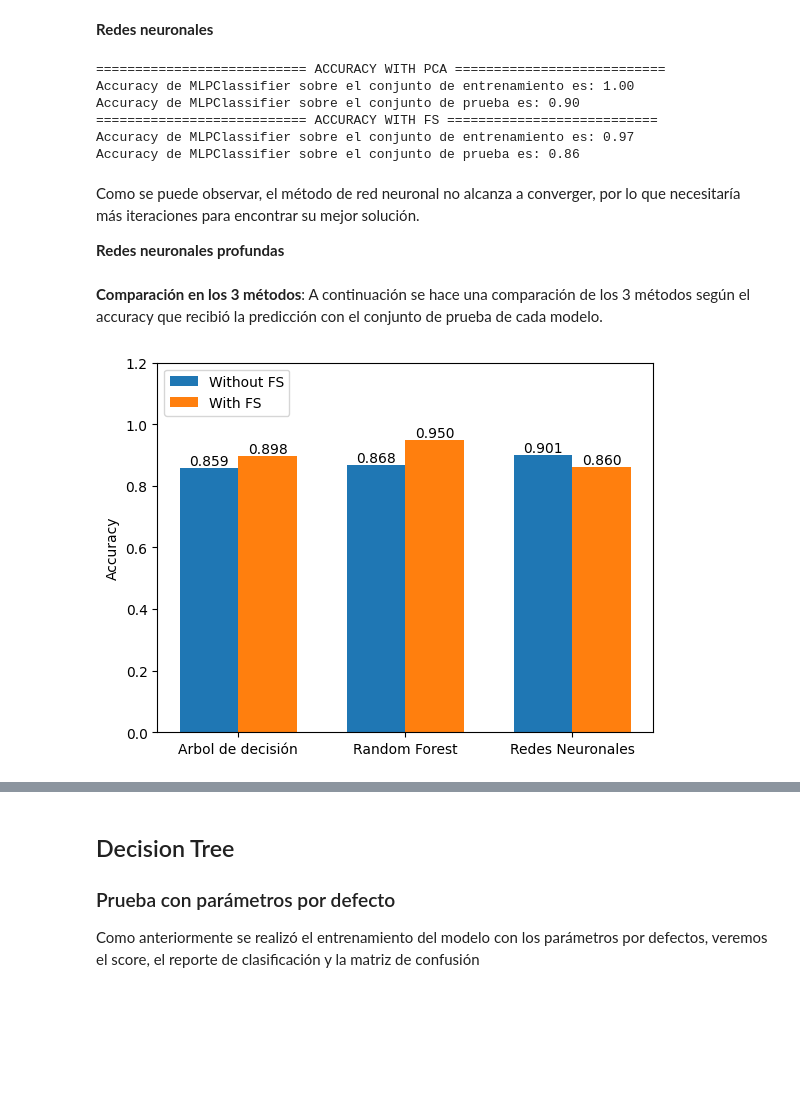
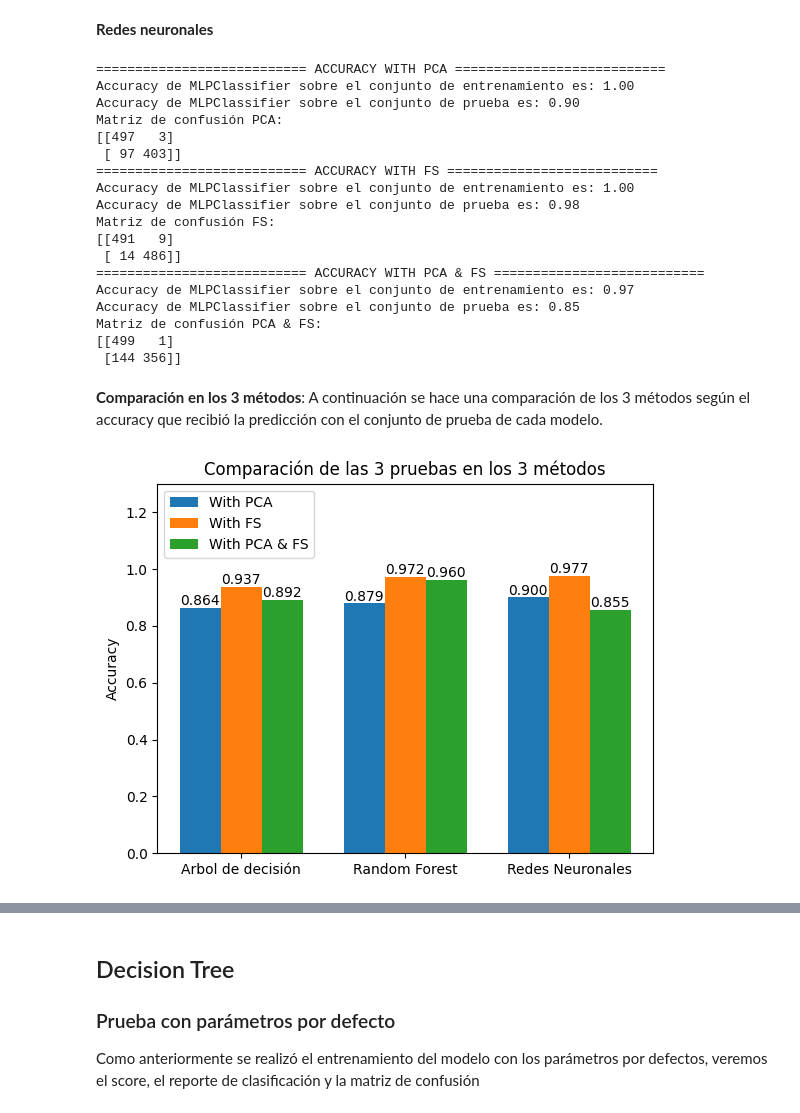
Before and after one commit to DanielJCC/Machine-Learning-3er-Seguimiento, a Jupyter notebook: Gisette_Dataset.ipynb, the cells around one changed output, grey strips where cells are left out. Drawn from its saved outputs; the diff is of its cells as text; code cells hidden in the pictures; blank space fills up the shorter version.

```diff
--- a/Gisette_Dataset.ipynb
+++ b/Gisette_Dataset.ipynb
@@ -426,60 +616,91 @@ X_validation_PCA_scaler = min_max_scaler.fit_transform(X_validation_PCA)
 
 X_train_fs_scaler = min_max_scaler.fit_transform(X_train_fs)
 X_test_fs_scaler = min_max_scaler.fit_transform(X_test_fs)
+
+X_train_PCA_fs_scaler = min_max_scaler.fit_transform(X_train_PCA_fs)
+X_test_PCA_fs_scaler = min_max_scaler.fit_transform(X_test_PCA_fs)
 # %%
 mlp_PCA = neural_network.MLPClassifier()
 mlp_fs = neural_network.MLPClassifier()
+mlp_PCA_fs = neural_network.MLPClassifier()
+
 mlp_PCA = mlp_PCA.fit(X_train_PCA_scaler,y_train)
 mlp_fs = mlp_fs.fit(X_train_fs_scaler,y_train)
+mlp_PCA_fs = mlp_PCA_fs.fit(X_train_PCA_fs_scaler,y_train)
 
+#Evaluación en el conjunto de prueba
 y_pred_PCA = mlp_PCA.predict(X_validation_PCA_scaler)
 y_pred_fs = mlp_fs.predict(X_test_fs_scaler)
+y_pred_PCA_fs = mlp_PCA_fs.predict(X_test_PCA_fs_scaler)
 print('=========================== ACCURACY WITH PCA ===========================')
 print('Accuracy de MLPClassifier sobre el conjunto de entrenamiento es: {:.2f}'.format(mlp_PCA.score(X_train_PCA_scaler, y_train)))
-print('Accuracy de MLPClassifier sobre el conjunto de prueba es: {:.2f}'.format(mlp_PCA.score(X_validation_PCA_scaler, y_validation)))
+print('Accuracy de MLPClassifier sobre el conjunto de prueba es: {:.2f}'.format(mlp_PCA.score(X_validation_PCA_scaler, y_test)))
+print("Matriz de confusión PCA:")
+print(confusion_matrix(y_test, y_pred_PCA))
 print('=========================== ACCURACY WITH FS ===========================')
 print('Accuracy de MLPClassifier sobre el conjunto de entrenamiento es: {:.2f}'.format(mlp_fs.score(X_train_fs_scaler, y_train)))
-print('Accuracy de MLPClassifier sobre el conjunto de prueba es: {:.2f}'.format(mlp_fs.score(X_test_fs_scaler, y_validation)))
+print('Accuracy de MLPClassifier sobre el conjunto de prueba es: {:.2f}'.format(mlp_fs.score(X_test_fs_scaler, y_test)))
+print("Matriz de confusión FS:")
+print(confusion_matrix(y_test, y_pred_fs))
+print('=========================== ACCURACY WITH PCA & FS ===========================')
+print('Accuracy de MLPClassifier sobre el conjunto de entrenamiento es: {:.2f}'.format(mlp_PCA_fs.score(X_train_PCA_fs_scaler, y_train)))
+print('Accuracy de MLPClassifier sobre el conjunto de prueba es: {:.2f}'.format(mlp_PCA_fs.score(X_test_PCA_fs_scaler, y_test)))
+print("Matriz de confusión PCA & FS:")
+print(confusion_matrix(y_test, y_pred_PCA_fs))
 # %% [output]
 =========================== ACCURACY WITH PCA ===========================
 Accuracy de MLPClassifier sobre el conjunto de entrenamiento es: 1.00
 Accuracy de MLPClassifier sobre el conjunto de prueba es: 0.90
+Matriz de confusión PCA:
+[[497   3]
+ [ 97 403]]
 =========================== ACCURACY WITH FS ===========================
+Accuracy de MLPClassifier sobre el conjunto de entrenamiento es: 1.00
+Accuracy de MLPClassifier sobre el conjunto de prueba es: 0.98
+Matriz de confusión FS:
+[[491   9]
+ [ 14 486]]
+=========================== ACCURACY WITH PCA & FS ===========================
 Accuracy de MLPClassifier sobre el conjunto de entrenamiento es: 0.97
-Accuracy de MLPClassifier sobre el conjunto de prueba es: 0.86
+Accuracy de MLPClassifier sobre el conjunto de prueba es: 0.85
+Matriz de confusión PCA & FS:
+[[499   1]
+ [144 356]]
-# %% [markdown]
-Como se puede observar, el método de red neuronal no alcanza a converger, por lo que necesitaría más iteraciones para encontrar su mejor solución.
-
-**Redes neuronales profundas**
 # %% [markdown]
 **Comparación en los 3 métodos**: A continuación se hace una comparación de los 3 métodos según el accuracy que recibió la predicción con el conjunto de prueba de cada modelo.
 # %%
 clf_score_PCA = clf_PCA.score(X_validation_PCA, y_validation)
 clf_score_fs = clf_fs.score(X_test_fs, y_validation)
+clf_score_PCA_fs = clf_PCA_fs.score(X_test_PCA_fs, y_validation)
 rf_score_PCA = rf_PCA.score(X_validation_PCA, y_validation)
 rf_score_fs = rf_fs.score(X_test_fs, y_validation)
+rf_score_PCA_fs = rf_PCA_fs.score(X_test_PCA_fs, y_validation)
 mlp_score_PCA = mlp_PCA.score(X_validation_PCA_scaler, y_validation)
 mlp_score_fs = mlp_fs.score(X_test_fs_scaler, y_validation)
+mlp_score_PCA_fs = mlp_PCA_fs.score(X_test_PCA_fs_scaler, y_validation)
 
 fig, ax = plt.subplots()
-rects1=ax.bar(np.arange(3)-0.35/2,[clf_score_PCA,rf_score_PCA,mlp_score_PCA],0.35,label="Without FS")
-rects2=ax.bar(np.arange(3)+0.35/2,[clf_score_fs,rf_score_fs,mlp_score_fs],0.35,label="With FS")
+rects1=ax.bar(np.arange(3)-0.25,[clf_score_PCA,rf_score_PCA,mlp_score_PCA],0.25,label="With PCA")
+rects2=ax.bar(np.arange(3),[clf_score_fs,rf_score_fs,mlp_score_fs],0.25,label="With FS")
+rects3=ax.bar(np.arange(3)+0.25,[clf_score_PCA_fs,rf_score_PCA_fs,mlp_score_PCA_fs],0.25,label="With PCA & FS")
 
-for rect in rects1:
-    height = rect.get_height()
-    ax.text(rect.get_x() + rect.get_width()/2., height, '%.3f' % height, ha='center', va='bottom')
+def autolabel(rects):
+    for rect in rects:
+        height = rect.get_height()
+        ax.text(rect.get_x() + rect.get_width()/2., height, '%.3f' % height, ha='center', va='bottom')
 
-for rect in rects2:
-    height = rect.get_height()
-    ax.text(rect.get_x() + rect.get_width()/2., height, '%.3f' % height, ha='center', va='bottom')
+autolabel(rects1)
+autolabel(rects2)
+autolabel(rects3)
 
 ax.set_ylabel('Accuracy')
 ax.set_xticks(np.arange(3))
 ax.set_xticklabels(["Arbol de decisión","Random Forest","Redes Neuronales"])
 ax.legend(loc='upper left')
-ax.set_ylim(0, 1.2)
+ax.set_ylim(0, 1.3)
+plt.title("Comparación de las 3 pruebas en los 3 métodos")
 
 plt.show()
 # %% [output]
-[figure, old version]
+[figure, new version]
 # %% [markdown]
```
Also changed, not shown: parts of 100 cells of this notebook.
